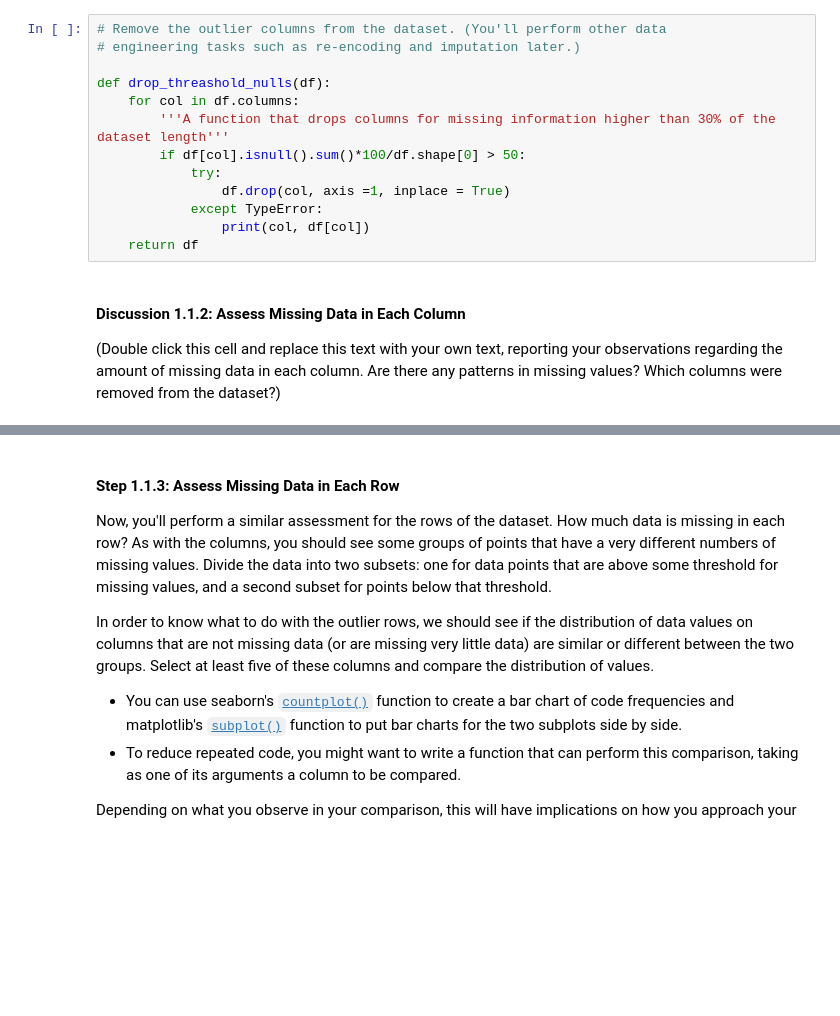
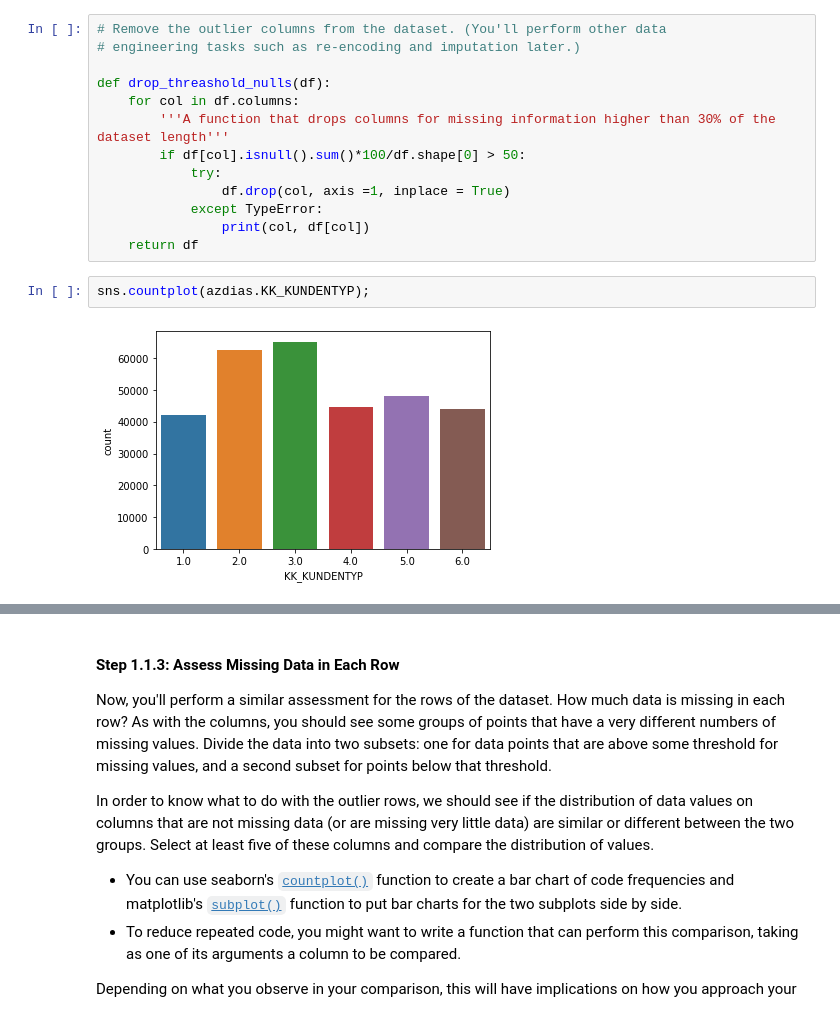
Before and after one commit to chpolyzo/intro_MLND, a Jupyter notebook: third_project/Identify_Customer_Segments.ipynb, the cells around one changed output, grey strips where cells are left out. Drawn from its saved outputs; the diff is of its cells as text; blank space fills up the shorter version.

```diff
--- a/third_project/Identify_Customer_Segments.ipynb
+++ b/third_project/Identify_Customer_Segments.ipynb
@@ -258,7 +210,7 @@ def drop_threashold_nulls(df):
             except TypeError:
                 print(col, df[col])
     return df
-# %% [markdown]
-#### Discussion 1.1.2: Assess Missing Data in Each Column
-
-(Double click this cell and replace this text with your own text, reporting your observations regarding the amount of missing data in each column. Are there any patterns in missing values? Which columns were removed from the dataset?)
+# %%
+sns.countplot(azdias.KK_KUNDENTYP);
+# %% [output]
+[figure, added]
```
Also changed, not shown: parts of 32 cells of this notebook, 2 other files.
